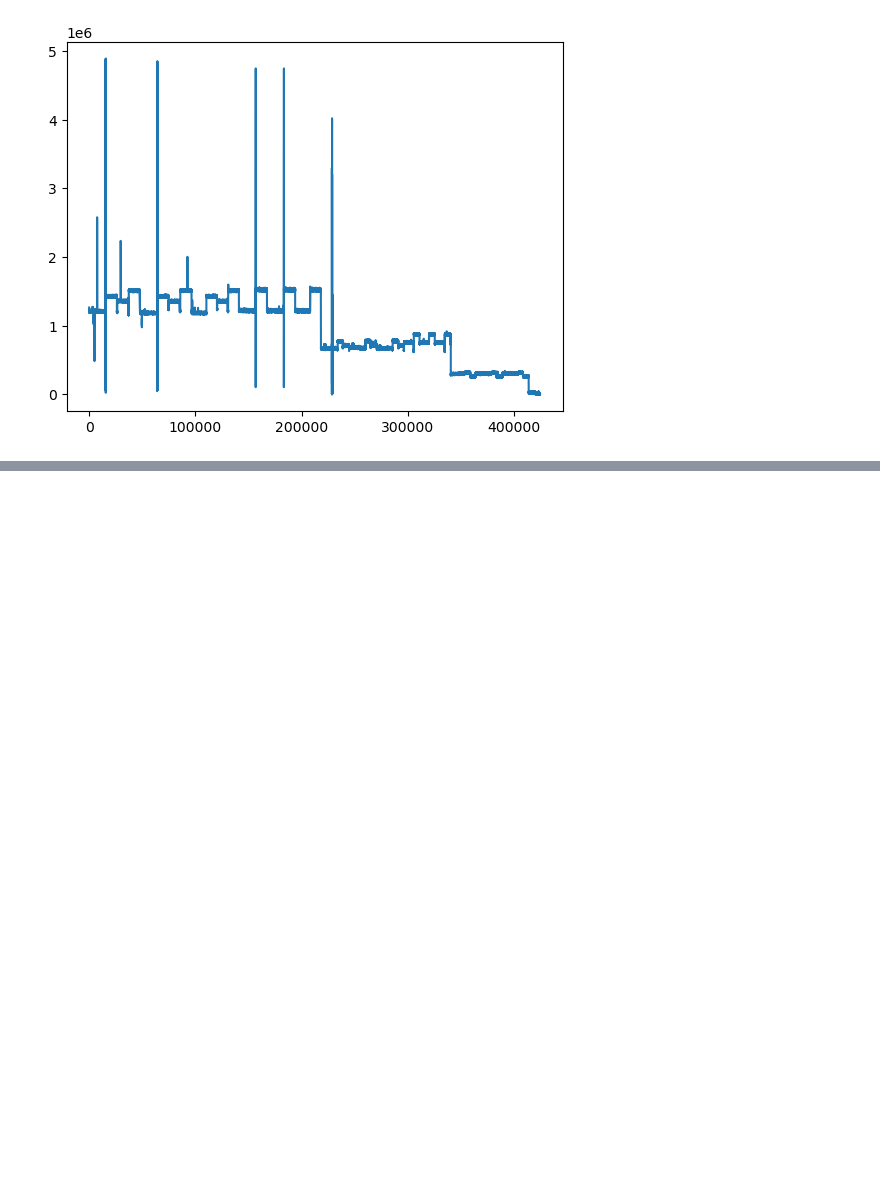
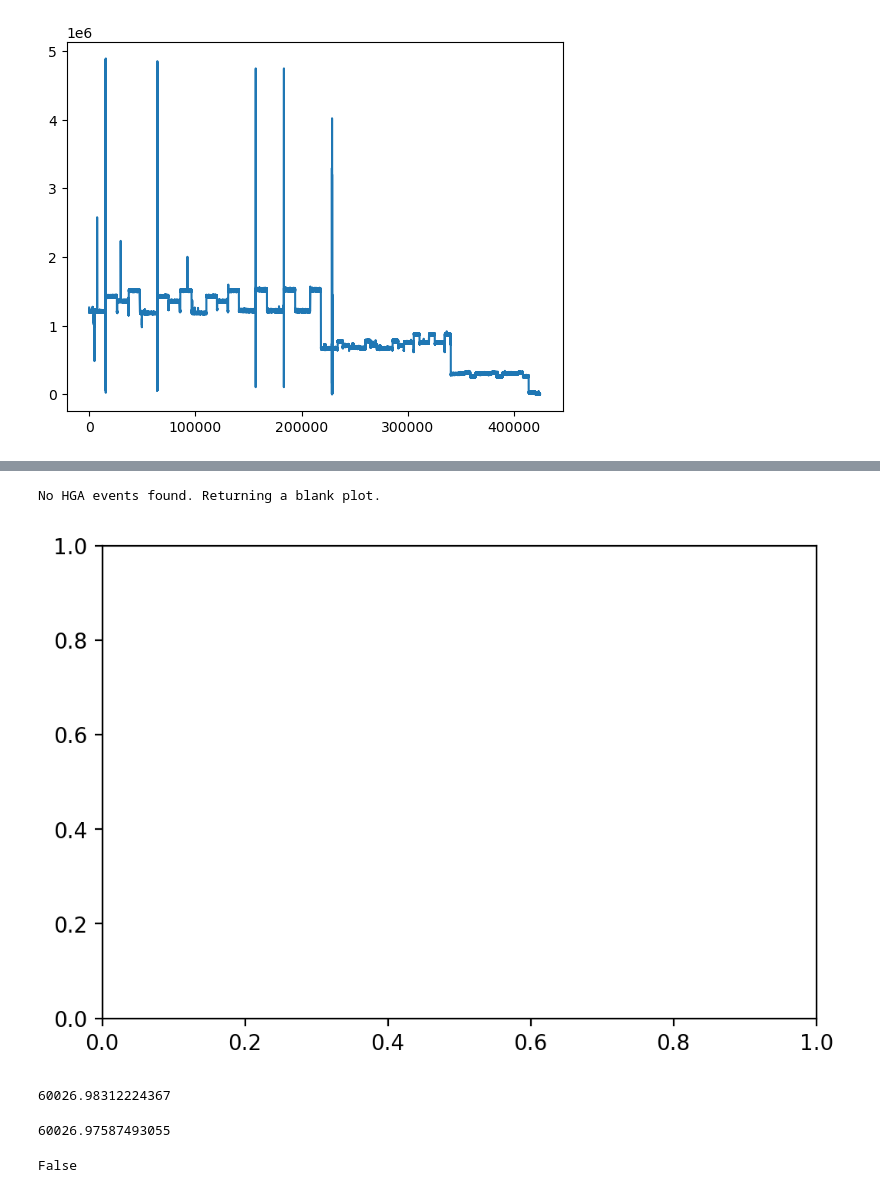
Before and after one commit to GalagaBits/JWST-FGS-Spelunker, a Jupyter notebook: notebooks/examples/17.ipynb, the cells around one changed output, grey strips where cells are left out. Drawn from its saved outputs; the diff is of its cells as text; code cells hidden in the pictures; blank space fills up the shorter version.

```diff
--- a/notebooks/examples/17.ipynb
+++ b/notebooks/examples/17.ipynb
@@ -67,0 +67,24 @@ KeyboardInterrupt:
+# %%
+import matplotlib.pyplot as plt
+
+fig, ax = plt.subplots(figsize=(6,4), dpi=200)
+spk.mast_api_token = '8eedd0a371a44e598a9c4489e3148811'
+
+ax = spk.mnemonics('SA_ZHGAUPST', spk.fg_time[0], spk.fg_time[10000])
+
+#plt.plot(spk.fg_time[0:10000],spk.gaussfit_results['amplitude'])
+# %% [output]
+No HGA events found. Returning a blank plot.
+[figure, added]
+# %%
+spk.fg_time[10000]
+# %% [output]
+60026.98312224367
+# %%
+spk.fg_time[0]
+# %% [output]
+60026.97587493055
+# %%
+print([2,2,2,2] == [])
+# %% [output]
+False
```
Also changed, not shown: parts of 4 cells of this notebook, 7 other files.
